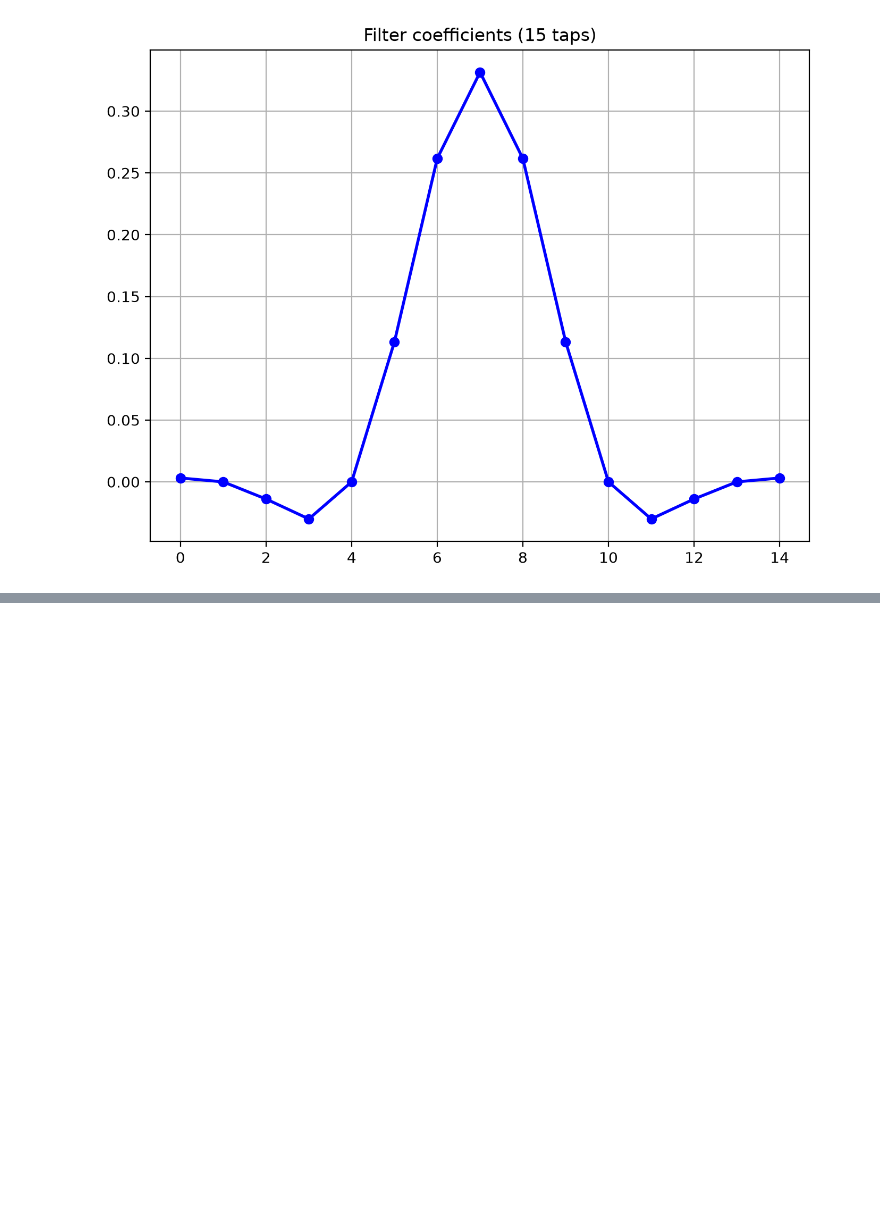
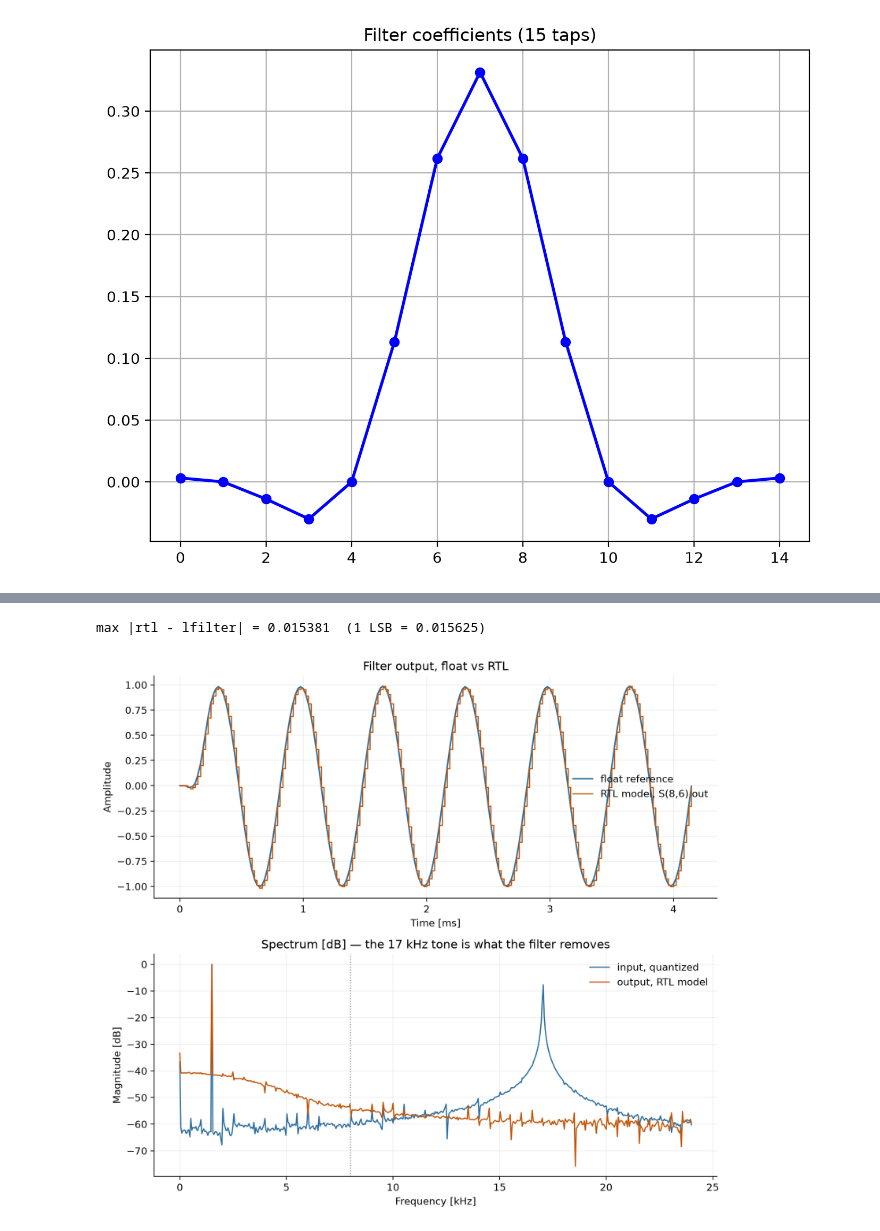
Before and after one commit to estanislaocrivos/advanced-digital-design-course, a Jupyter notebook: lab-02/python/fir/fir.ipynb, the cells around one changed output, grey strips where cells are left out. Saved outputs shown, nothing was run; the diff lists cells and outputs as text; code cells hidden in the pictures; blank space fills up the shorter version.

```diff
--- a/lab-02/python/fir/fir.ipynb
+++ b/lab-02/python/fir/fir.ipynb
@@ -162,0 +327,58 @@ grid(True)
+# %%
+coeff_fp = coeff_int / 2**FW
+x_fp = x_int / 2**FW
+y_fp = y_int / 2**FW
+
+# Reference with an unbounded accumulator -- no output truncation.
+y_ref = lfilter(coeff_fp, 1.0, x_fp)
+
+# The RTL output drops 6 fractional bits, so it can differ by up to 1 LSB.
+assert np.abs(y_fp - y_ref).max() <= 2**-FW, "model and lfilter disagree"
+
+print(f"max |rtl - lfilter| = {np.abs(y_fp - y_ref).max():.6f}  (1 LSB = {2**-FW})")
+
+C_REF, C_RTL = "#2f6f9f", "#c2570a"
+t_mem_ms = t_mem * 1e3
+view = slice(0, 200)
+
+fig, (ax_time, ax_fft) = subplots(2, 1, figsize=(9, 8), dpi=200)
+
+ax_time.plot(
+    t_mem_ms[view], y_ref[view], "-", color=C_REF, lw=1.5, label="float reference"
+)
+ax_time.step(
+    t_mem_ms[view],
+    y_fp[view],
+    where="post",
+    color=C_RTL,
+    lw=1.2,
+    label="RTL model, S(8,6) out",
+)
+ax_time.set_title("Filter output, float vs RTL")
+ax_time.set_xlabel("Time [ms]")
+ax_time.set_ylabel("Amplitude")
+ax_time.legend(frameon=False)
+
+half = N_MEM // 2
+f_khz = linspace(0, sampling_freq_hz / 2, half) / 1e3
+for data, color, label in (
+    (x_fp, C_REF, "input, quantized"),
+    (y_fp, C_RTL, "output, RTL model"),
+):
+    spectrum = 2.0 / N_MEM * abs(fft(data, N_MEM)[0:half])
+    ax_fft.plot(f_khz, 20 * log10(spectrum + 1e-12), color=color, lw=1.2, label=label)
+ax_fft.axvline(cutoff_freq_hz / 1e3, color="gray", ls=":", lw=1)
+ax_fft.set_title("Spectrum [dB] — the 17 kHz tone is what the filter removes")
+ax_fft.set_xlabel("Frequency [kHz]")
+ax_fft.set_ylabel("Magnitude [dB]")
+ax_fft.legend(frameon=False)
+
+for ax in (ax_time, ax_fft):
+    ax.grid(True, alpha=0.25, lw=0.6)
+    ax.spines[["top", "right"]].set_visible(False)
+
+fig.tight_layout()
+show()
+# %% [output]
+max |rtl - lfilter| = 0.015381  (1 LSB = 0.015625)
+[figure, added]
```
Also changed, not shown: parts of 9 cells of this notebook, 9 other files.
